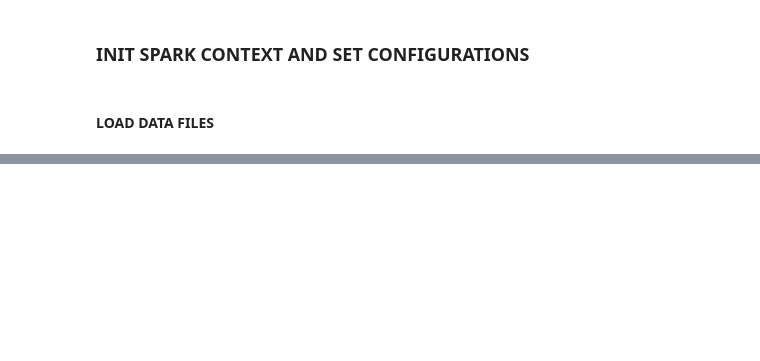
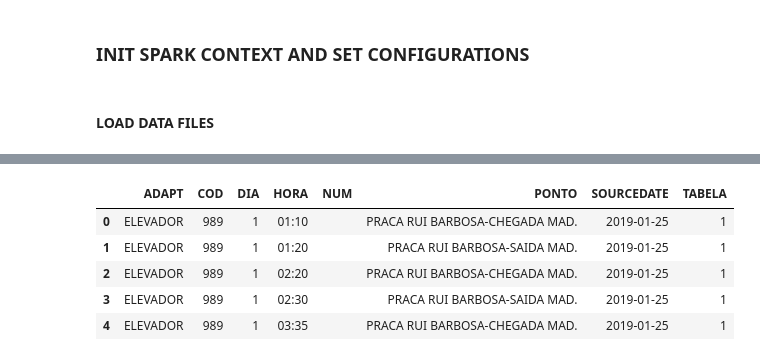
Before and after one commit to altierispeixoto/notebooks, a Jupyter notebook: vanets/URBS-EDA.ipynb, the cells around one changed output, grey strips where cells are left out. Cells and saved outputs as stored; diff of their text form; code cells hidden in the pictures; blank space fills up the shorter version.

```diff
--- a/vanets/URBS-EDA.ipynb
+++ b/vanets/URBS-EDA.ipynb
@@ -165,0 +86,9 @@ sc.stop()
+# %%
+executeQuery('tabela_linha').toPandas().head()
+# %% [output]
+|  | ADAPT | COD | DIA | HORA | NUM | PONTO | SOURCEDATE | TABELA |
+| 0 | ELEVADOR | 989 | 1 | 01:10 |  | PRACA RUI BARBOSA-CHEGADA MAD. | 2019-01-25 | 1 |
+| 1 | ELEVADOR | 989 | 1 | 01:20 |  | PRACA RUI BARBOSA-SAIDA MAD. | 2019-01-25 | 1 |
+| 2 | ELEVADOR | 989 | 1 | 02:20 |  | PRACA RUI BARBOSA-CHEGADA MAD. | 2019-01-25 | 1 |
+| 3 | ELEVADOR | 989 | 1 | 02:30 |  | PRACA RUI BARBOSA-SAIDA MAD. | 2019-01-25 | 1 |
+| 4 | ELEVADOR | 989 | 1 | 03:35 |  | PRACA RUI BARBOSA-CHEGADA MAD. | 2019-01-25 | 1 |
```
Also changed, not shown: parts of 60 cells of this notebook, 10 other files.
